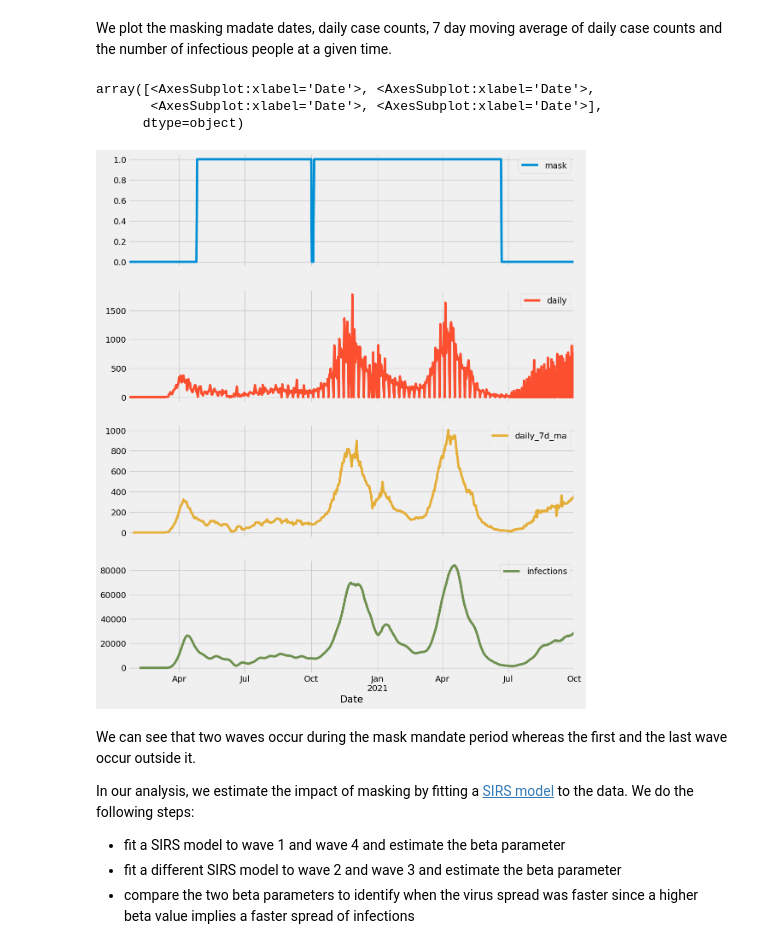
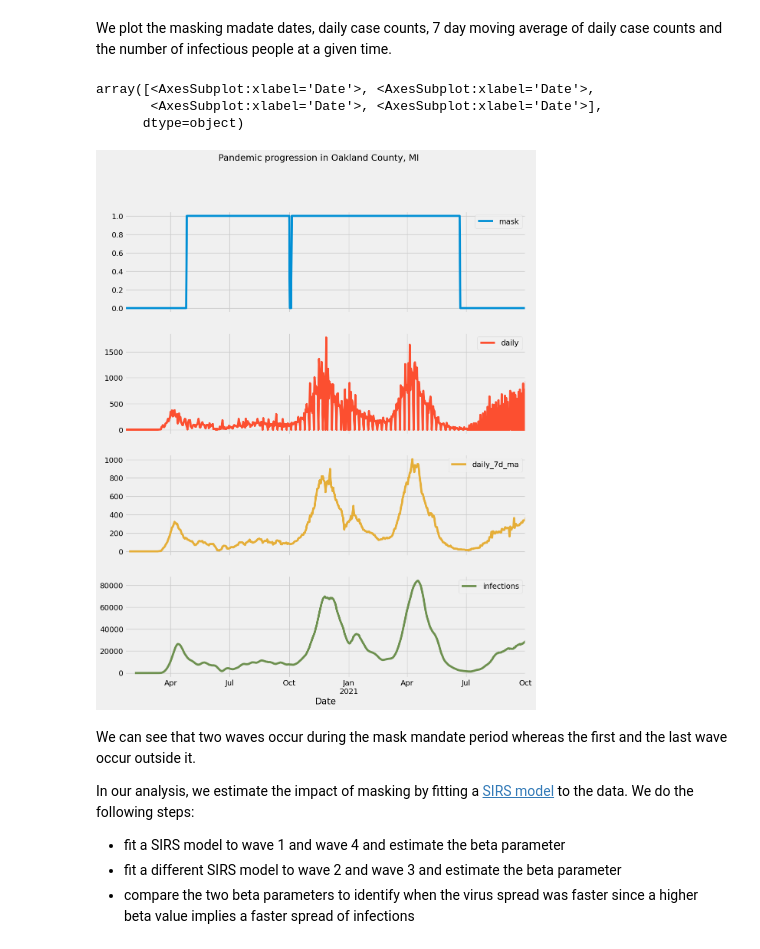
Before and after one commit to abhishekiitm/data-512-project_part1, a Jupyter notebook: notebooks/visualize.ipynb, the cells around one changed output. Drawn from its saved outputs; the diff is of its cells as text; code cells hidden in the pictures.

Commit message:
add title to images

```diff
--- a/notebooks/visualize.ipynb
+++ b/notebooks/visualize.ipynb
@@ -93,12 +93,12 @@ new_df['infections'] = new_df['daily_7d_ma'].rolling(10).sum()*9
 We plot the masking madate dates, daily case counts, 7 day moving average of daily case counts and the number of infectious people at a given time.
 # %%
 # plt.figure(figsize=(15, 6))
-new_df[["mask", "daily", "daily_7d_ma", "infections"]].plot(subplots=True, figsize=(12, 15))
+new_df[["mask", "daily", "daily_7d_ma", "infections"]].plot(subplots=True, figsize=(12, 15), title="Pandemic progression in Oakland County, MI")
 # %% [output]
 array([<AxesSubplot:xlabel='Date'>, <AxesSubplot:xlabel='Date'>,
        <AxesSubplot:xlabel='Date'>, <AxesSubplot:xlabel='Date'>],
       dtype=object)
-[figure, old version]
+[figure, new version]
 # %% [markdown]
 We can see that two waves occur during the mask mandate period whereas the first and the last wave occur outside it.
 
```
Also changed, not shown: parts of 4 cells of this notebook, 5 other files.
